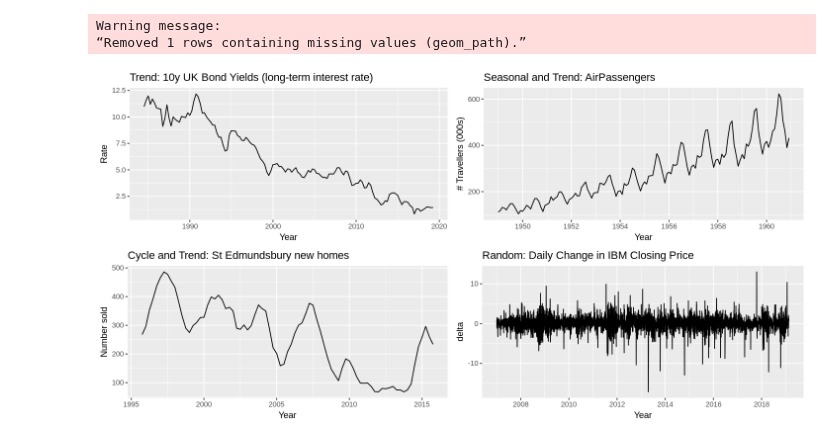
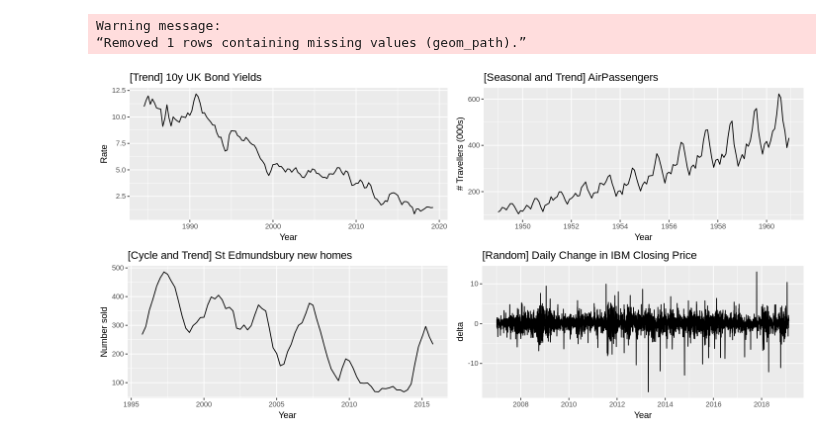
Before and after one commit to snowch-notes/statistics-old, a Jupyter notebook: timeseries_r/2_3_ts_patterns.ipynb, the cells around one changed output. Saved outputs shown, nothing was run; the diff lists cells and outputs as text; code cells hidden in the pictures.

```diff
--- a/timeseries_r/2_3_ts_patterns.ipynb
+++ b/timeseries_r/2_3_ts_patterns.ipynb
@@ -8,29 +8,29 @@ options(repr.plot.width=12, repr.plot.height=6)
 # %%
 data.ts = get_bond_yields_uk_10y_data_ts('quarterly_csv.csv')
 plot1 = autoplot(data.ts) +
-  ggtitle("Trend: 10y UK Bond Yields (long-term interest rate)") +
+  ggtitle("[Trend] 10y UK Bond Yields") +
   xlab("Year") +
   ylab("Rate")
 
 data.ts = get_stedmondsbury_new_homes_ts()
 plot2 = autoplot(data.ts) +
-  ggtitle("Cycle and Trend: St Edmundsbury new homes") +
+  ggtitle("[Cycle and Trend] St Edmundsbury new homes") +
   xlab("Year") +
   ylab("Number sold")
 
 plot3 = autoplot(AirPassengers) +
-  ggtitle("Seasonal and Trend: AirPassengers") +
+  ggtitle("[Seasonal and Trend] AirPassengers") +
   xlab("Year") +
   ylab("# Travellers (000s)")
 
 daily_change = get_ibm_daily_close_change_ts()
 plot4 = autoplot(daily_change) +
-  ggtitle("Random: Daily Change in IBM Closing Price") +
+  ggtitle("[Random] Daily Change in IBM Closing Price") +
   xlab("Year") +
   ylab("delta")
 
 grid.arrange(plot1, plot3, plot2, plot4, nrow=2, ncol=2)
 # %% [output]
 Warning message:
 “Removed 1 rows containing missing values (geom_path).”
-[figure, old version]
+[figure, new version]
```
